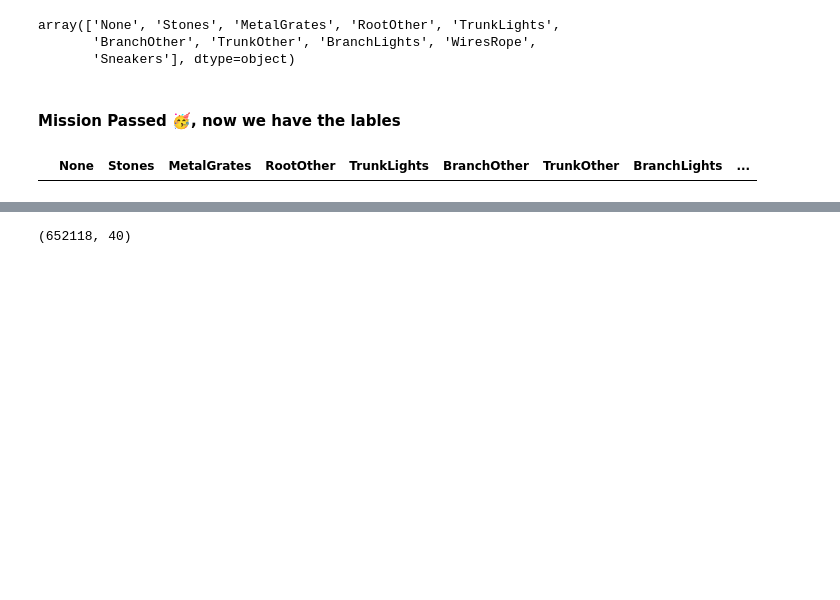
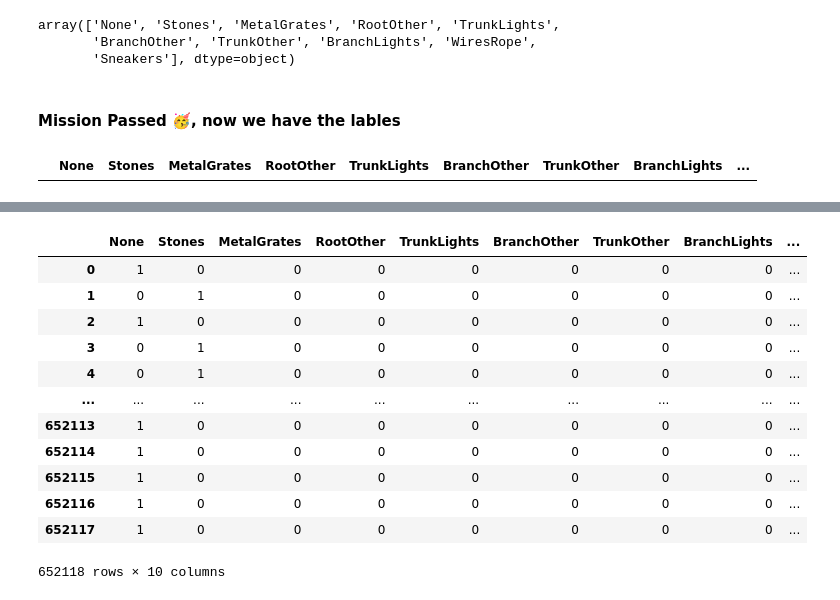
Before and after one commit to toqafotoh/Street-Tree-Data-Cleaning, a Jupyter notebook: Data Cleaning .ipynb, the cells around one changed output, grey strips where cells are left out. Drawn from its saved outputs; the diff is of its cells as text; code cells hidden in the pictures; blank space fills up the shorter version.

```diff
--- a/Data Cleaning .ipynb
+++ b/Data Cleaning .ipynb
@@ -437,4 +446,16 @@ df= df.drop(['steward_None','guards_None'],axis=1)
-# %%
-df.shape
-# %% [output]
-(652118, 40)
+# %%
+df2
+# %% [output]
+|  | None | Stones | MetalGrates | RootOther | TrunkLights | BranchOther | TrunkOther | BranchLights | ... |
+| 0 | 1 | 0 | 0 | 0 | 0 | 0 | 0 | 0 | ... |
+| 1 | 0 | 1 | 0 | 0 | 0 | 0 | 0 | 0 | ... |
+| 2 | 1 | 0 | 0 | 0 | 0 | 0 | 0 | 0 | ... |
+| 3 | 0 | 1 | 0 | 0 | 0 | 0 | 0 | 0 | ... |
+| 4 | 0 | 1 | 0 | 0 | 0 | 0 | 0 | 0 | ... |
+| ... | ... | ... | ... | ... | ... | ... | ... | ... | ... |
+| 652113 | 1 | 0 | 0 | 0 | 0 | 0 | 0 | 0 | ... |
+| 652114 | 1 | 0 | 0 | 0 | 0 | 0 | 0 | 0 | ... |
+| 652115 | 1 | 0 | 0 | 0 | 0 | 0 | 0 | 0 | ... |
+| 652116 | 1 | 0 | 0 | 0 | 0 | 0 | 0 | 0 | ... |
+| 652117 | 1 | 0 | 0 | 0 | 0 | 0 | 0 | 0 | ... |
+652118 rows × 10 columns
```
Also changed, not shown: parts of 18 cells of this notebook.
